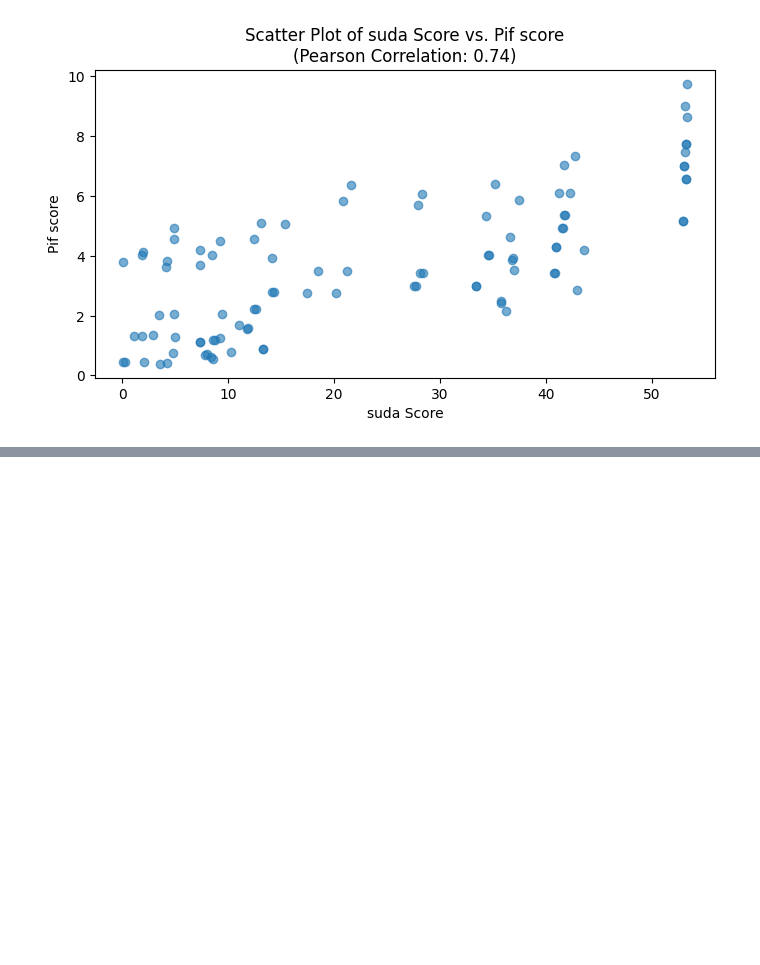
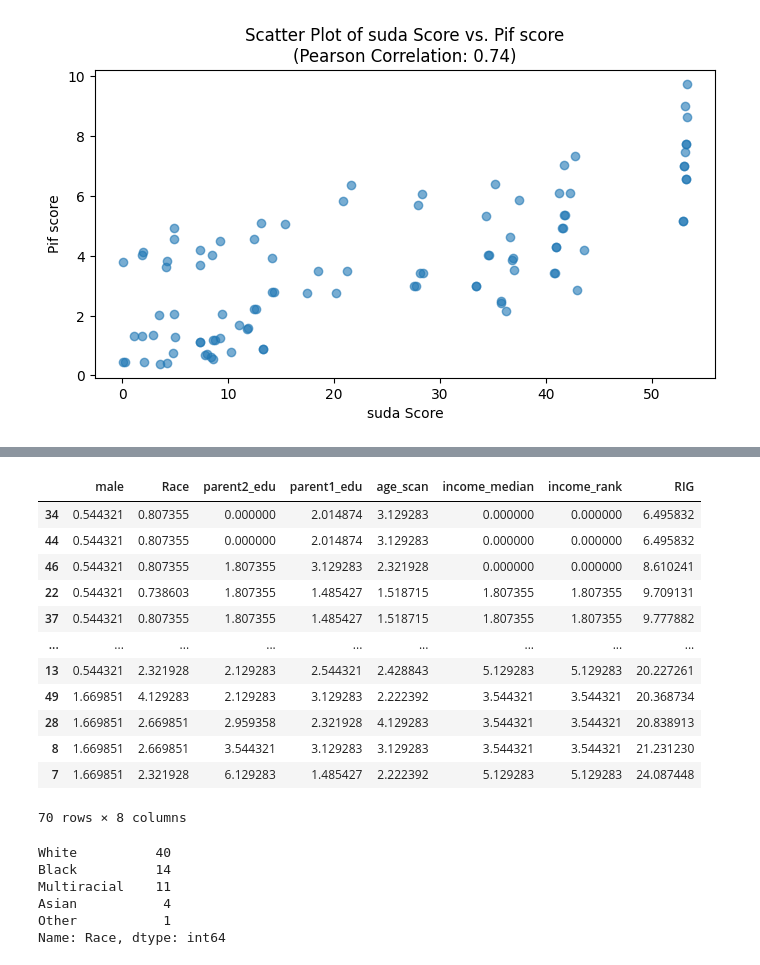
Before and after one commit to EmiKib/MetaprivBIDS-Assessment, a Jupyter notebook: Early-stressful-experiences-ds004228/EARLY_STRESSFUL_ds004228.ipynb, the cells around one changed output, grey strips where cells are left out. Drawn from its saved outputs; the diff is of its cells as text; code cells hidden in the pictures; blank space fills up the shorter version.

```diff
--- a/Early-stressful-experiences-ds004228/EARLY_STRESSFUL_ds004228.ipynb
+++ b/Early-stressful-experiences-ds004228/EARLY_STRESSFUL_ds004228.ipynb
@@ -99,0 +185,25 @@ Pearson correlation to PIF 95% & SUDA 0.7376789741959202
+# %%
+pif.sort_values('RIG', ascending=True)
+# %% [output]
+|  | male | Race | parent2_edu | parent1_edu | age_scan | income_median | income_rank | RIG |
+| 34 | 0.544321 | 0.807355 | 0.000000 | 2.014874 | 3.129283 | 0.000000 | 0.000000 | 6.495832 |
+| 44 | 0.544321 | 0.807355 | 0.000000 | 2.014874 | 3.129283 | 0.000000 | 0.000000 | 6.495832 |
+| 46 | 0.544321 | 0.807355 | 1.807355 | 3.129283 | 2.321928 | 0.000000 | 0.000000 | 8.610241 |
+| 22 | 0.544321 | 0.738603 | 1.807355 | 1.485427 | 1.518715 | 1.807355 | 1.807355 | 9.709131 |
+| 37 | 0.544321 | 0.807355 | 1.807355 | 1.485427 | 1.518715 | 1.807355 | 1.807355 | 9.777882 |
+| ... | ... | ... | ... | ... | ... | ... | ... | ... |
+| 13 | 0.544321 | 2.321928 | 2.129283 | 2.544321 | 2.428843 | 5.129283 | 5.129283 | 20.227261 |
+| 49 | 1.669851 | 4.129283 | 2.129283 | 3.129283 | 2.222392 | 3.544321 | 3.544321 | 20.368734 |
+| 28 | 1.669851 | 2.669851 | 2.959358 | 2.321928 | 4.129283 | 3.544321 | 3.544321 | 20.838913 |
+| 8 | 1.669851 | 2.669851 | 3.544321 | 3.129283 | 3.129283 | 3.544321 | 3.544321 | 21.231230 |
+| 7 | 1.669851 | 2.321928 | 6.129283 | 1.485427 | 2.222392 | 5.129283 | 5.129283 | 24.087448 |
+70 rows × 8 columns
+# %%
+STRESS['Race'].value_counts()
+# %% [output]
+White          40
+Black          14
+Multiracial    11
+Asian           4
+Other           1
+Name: Race, dtype: int64
```
Also changed, not shown: parts of 12 cells of this notebook, 24 other files.
